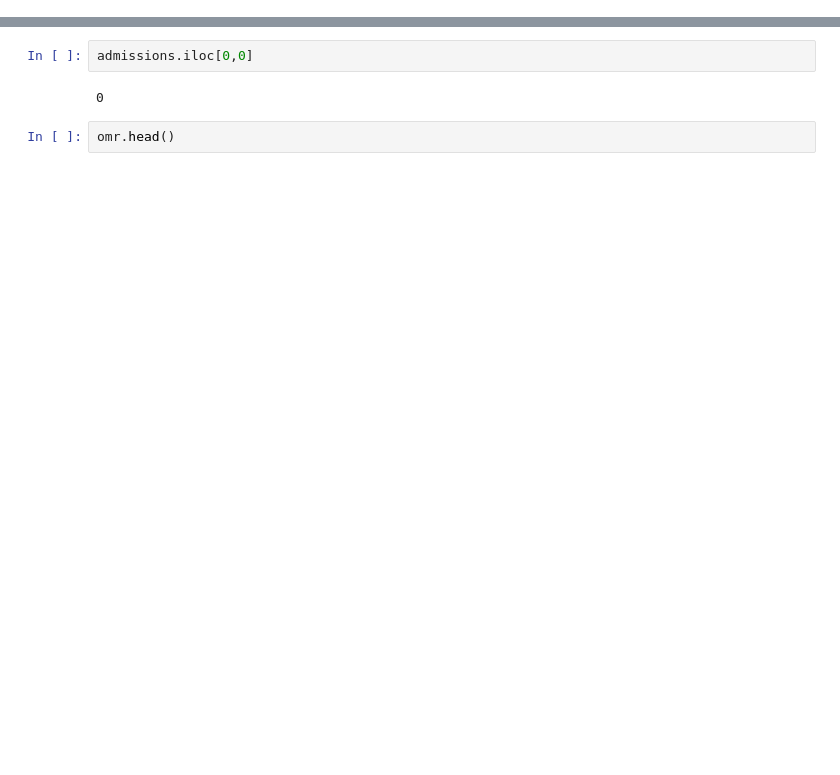
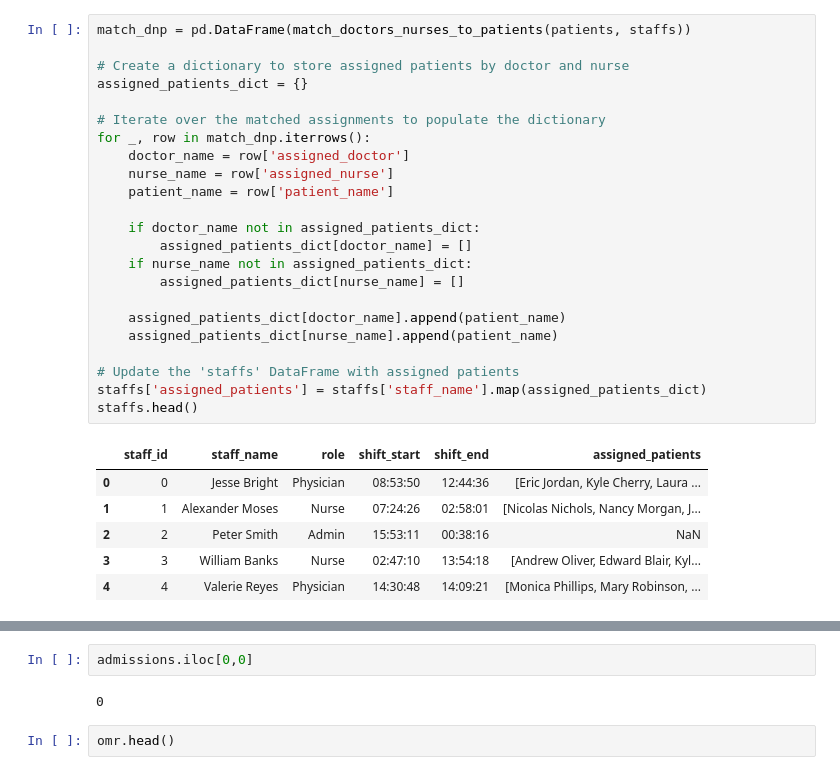
Before and after one commit to Lynn-rose/Health-Care-Prediction-System, a Jupyter notebook: mock-data.ipynb, the cells around one changed output, grey strips where cells are left out. Drawn from its saved outputs; the diff is of its cells as text; blank space fills up the shorter version.

```diff
--- a/mock-data.ipynb
+++ b/mock-data.ipynb
@@ -240,3 +291,33 @@ assign_beds(admissions, beds)
+# %%
+match_dnp = pd.DataFrame(match_doctors_nurses_to_patients(patients, staffs))
+
+# Create a dictionary to store assigned patients by doctor and nurse
+assigned_patients_dict = {}
+
+# Iterate over the matched assignments to populate the dictionary
+for _, row in match_dnp.iterrows():
+    doctor_name = row['assigned_doctor']
+    nurse_name = row['assigned_nurse']
+    patient_name = row['patient_name']
+
+    if doctor_name not in assigned_patients_dict:
+        assigned_patients_dict[doctor_name] = []
+    if nurse_name not in assigned_patients_dict:
+        assigned_patients_dict[nurse_name] = []
+
+    assigned_patients_dict[doctor_name].append(patient_name)
+    assigned_patients_dict[nurse_name].append(patient_name)
+
+# Update the 'staffs' DataFrame with assigned patients
+staffs['assigned_patients'] = staffs['staff_name'].map(assigned_patients_dict)
+staffs.head()
+# %% [output]
+|  | staff_id | staff_name | role | shift_start | shift_end | assigned_patients |
+| 0 | 0 | Jesse Bright | Physician | 08:53:50 | 12:44:36 | [Eric Jordan, Kyle Cherry, Laura ... |
+| 1 | 1 | Alexander Moses | Nurse | 07:24:26 | 02:58:01 | [Nicolas Nichols, Nancy Morgan, J... |
+| 2 | 2 | Peter Smith | Admin | 15:53:11 | 00:38:16 | NaN |
+| 3 | 3 | William Banks | Nurse | 02:47:10 | 13:54:18 | [Andrew Oliver, Edward Blair, Kyl... |
+| 4 | 4 | Valerie Reyes | Physician | 14:30:48 | 14:09:21 | [Monica Phillips, Mary Robinson, ... |
 # %%
 hospital_inventory.head()
 # %% [output]
```
Also changed, not shown: parts of 13 cells of this notebook, 15 other files.
